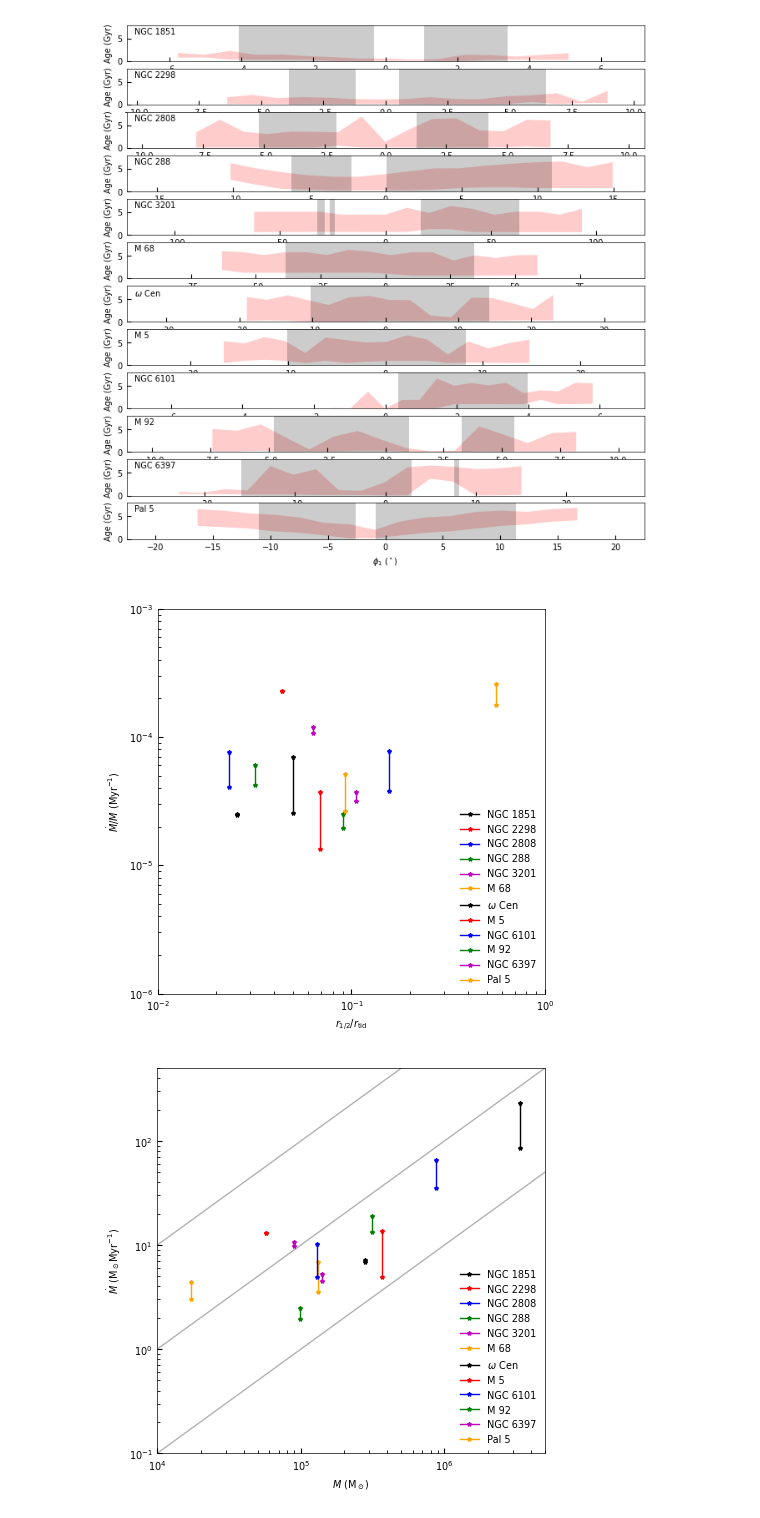
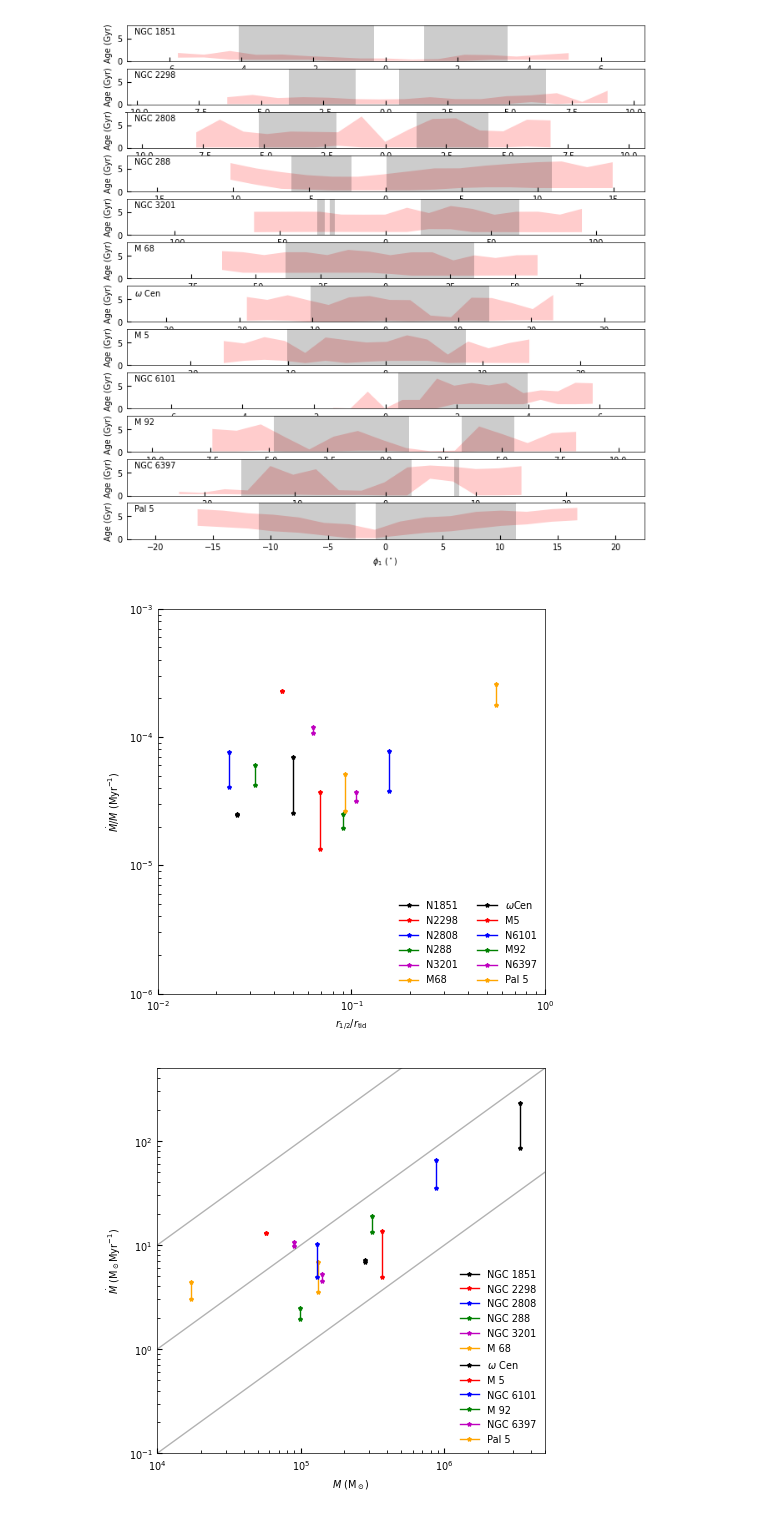
Before and after one commit to ybillchen/GC_stream, a Jupyter notebook: notebooks/streamfinder_catalog.ipynb, the cells around one changed output. Drawn from its saved outputs; the diff is of its cells as text; code cells hidden in the pictures.

```diff
--- a/notebooks/streamfinder_catalog.ipynb
+++ b/notebooks/streamfinder_catalog.ipynb
@@ -448,7 +446,7 @@ def rotate2(angles, alpha, beta, ra, dec):
 
     return np.mean(phi1**2)
 
-G_limit = 18
+G_limit = 19
 
 alpha_stream_list = np.full(len(gc_stream_ids), fill_value=np.nan)
 beta_stream_list = np.full(len(gc_stream_ids), fill_value=np.nan)
@@ -520,11 +518,21 @@ def get_peri_apo(x,y,z):
 def display_name_convert(name):
     return (name
         .replace('_', ' ')
-        .replace('NGC 4590', 'M 68')
-        .replace('NGC 5139', r'$\omega$ Cen')
-        .replace('NGC 6341', 'M 92')
-        .replace('NGC 5904', 'M 5')
+        .replace('NGC 4590', 'M68')
+        .replace('NGC 5139', r'$\omega$Cen')
+        .replace('NGC 6341', 'M92')
+        .replace('NGC 5904', 'M5')
         )
+
+def display_name_simple_convert(name):
+    return (name
+        .replace('_', ' ')
+        .replace('NGC 4590', 'M68')
+        .replace('NGC 5139', r'$\omega$Cen')
+        .replace('NGC 6341', 'M92')
+        .replace('NGC 5904', 'M5')
+        .replace('NGC ', 'N')
+        )
 # %%
 def f84(x):
     return np.percentile(x, 84)
@@ -1227,29 +1235,29 @@ plt.show()
 # %%
 
 fig, axs = plt.subplots(1, 1, figsize=(5,5), sharex=False, sharey=False)
 
 for i in range(len(gc_stream_ids)):
     # if i == 1:
     #     continue
     # plt.scatter(ratio_list[i], rate_list[i]/mgc_list[i], c=cs[i], s=10, marker='*', label=display_name_convert(gc_stream_list[i]))
     # err_rel = 1 / np.sqrt(n_obs_list[i])
     # plt.plot([ratio_list[i],ratio_list[i]], [(1-err_rel)*rate_list[i]/mgc_list[i],(1+err_rel)*rate_list[i]/mgc_list[i]], c=cs[i])
 
     plt.plot([ratio_list[i], ratio_list[i]], [rate_short_list[i]/mgc_list[i],rate_long_list[i]/mgc_list[i]],
-        c=cs[i], ms=3, marker='*', label=display_name_convert(gc_stream_list[i]))
+        c=cs[i], ms=3, marker='*', label=display_name_simple_convert(gc_stream_list[i]))
 
 plt.xscale('log')
 plt.yscale('log')
 
 plt.xlabel(r'$r_{1/2}/r_{\rm tid}$')
 plt.ylabel(r'$\dot{M}/M\ ({\rm Myr^{-1}})$')
 plt.xlim(1e-2,1e0)
 plt.ylim(1e-6,1e-3)
 
-plt.legend(loc='lower right', frameon=False)
+plt.legend(loc='lower right', frameon=False, ncol=2)
 plt.show()
 # %% [output]
-[figure, old version]
+[figure, new version]
 # %%
 
 fig, axs = plt.subplots(1, 1, figsize=(5,5), sharex=False, sharey=False)
```
Also changed, not shown: parts of 3 cells of this notebook.
